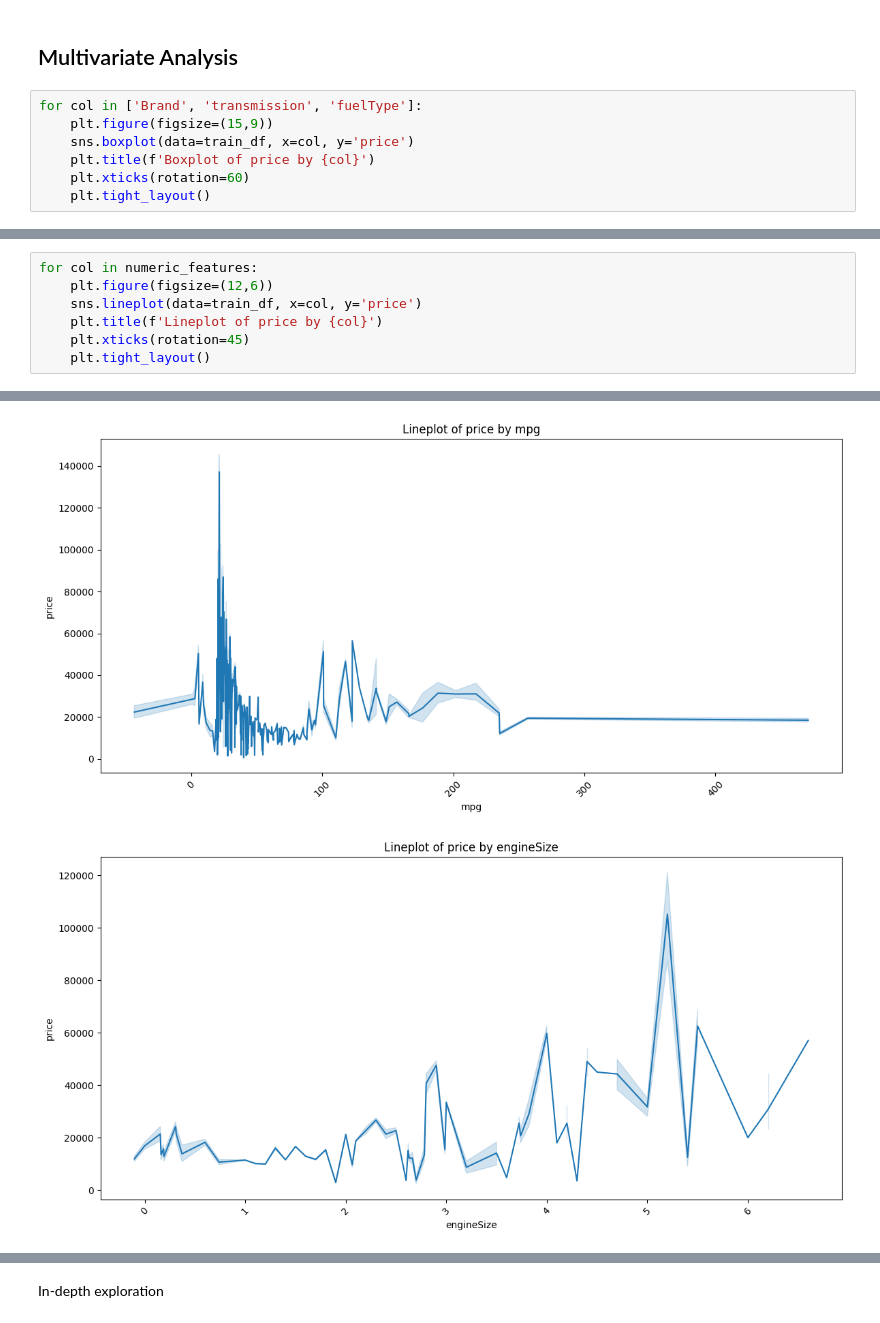
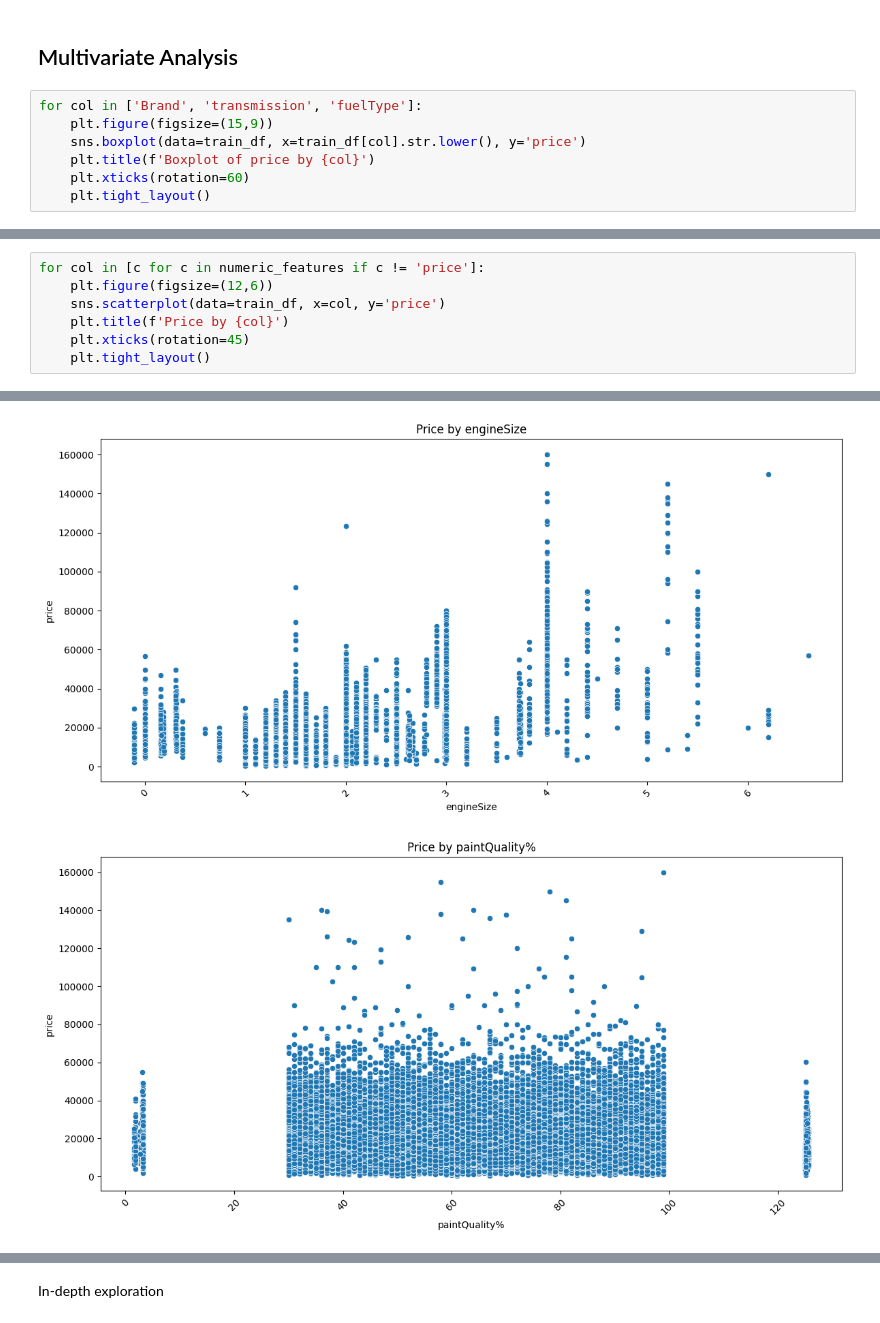
Before and after one commit to EltonSilva97/Car-4-You---Machine-Learning-Project, a Jupyter notebook: main.ipynb, the cells around one changed output, grey strips where cells are left out. Drawn from its saved outputs; the diff is of its cells as text.

```diff
--- a/main.ipynb
+++ b/main.ipynb
@@ -226,7 +227,7 @@ plt.show()
 # %%
 for col in ['Brand', 'transmission', 'fuelType']:
     plt.figure(figsize=(15,9))
-    sns.boxplot(data=train_df, x=col, y='price')
+    sns.boxplot(data=train_df, x=train_df[col].str.lower(), y='price')
     plt.title(f'Boxplot of price by {col}')
     plt.xticks(rotation=60)
     plt.tight_layout()
@@ -237,8 +238,8 @@ for col in ['Brand', 'transmission', 'fuelType']:
 # %%
-for col in numeric_features:
+for col in [c for c in numeric_features if c != 'price']:
     plt.figure(figsize=(12,6))
-    sns.lineplot(data=train_df, x=col, y='price')
-    plt.title(f'Lineplot of price by {col}')
+    sns.scatterplot(data=train_df, x=col, y='price')
+    plt.title(f'Price by {col}')
     plt.xticks(rotation=45)
     plt.tight_layout()
 # %% [output]
@@ -249,2 +250,2 @@ for col in numeric_features:
-[figure, old version]
+[figure, new version]
-[figure, old version]
+[figure, new version]
```
Also changed, not shown: parts of 88 cells of this notebook.
